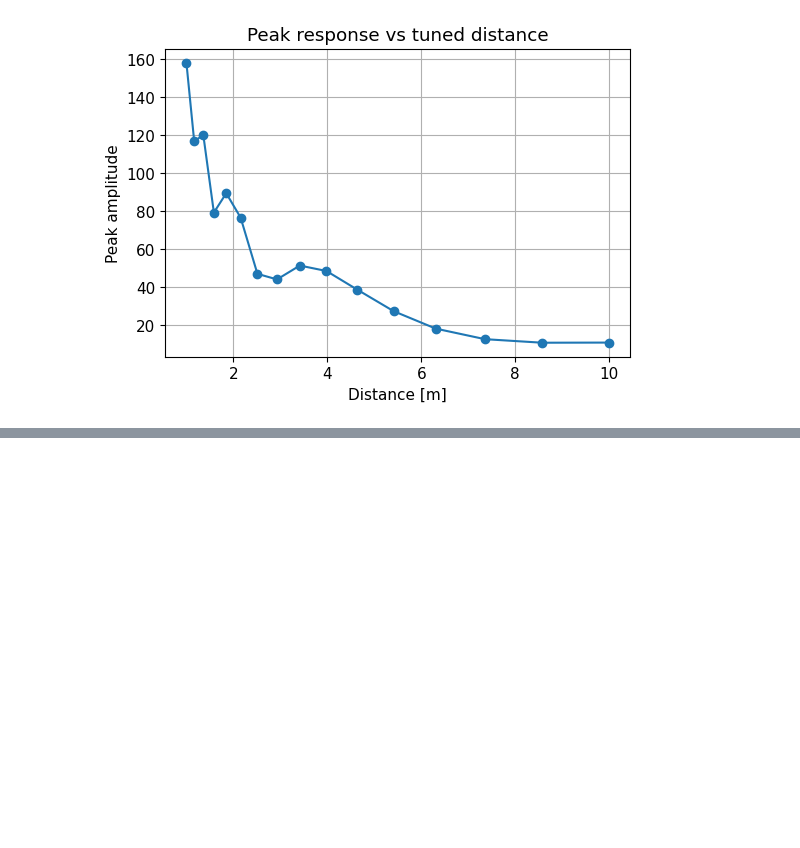
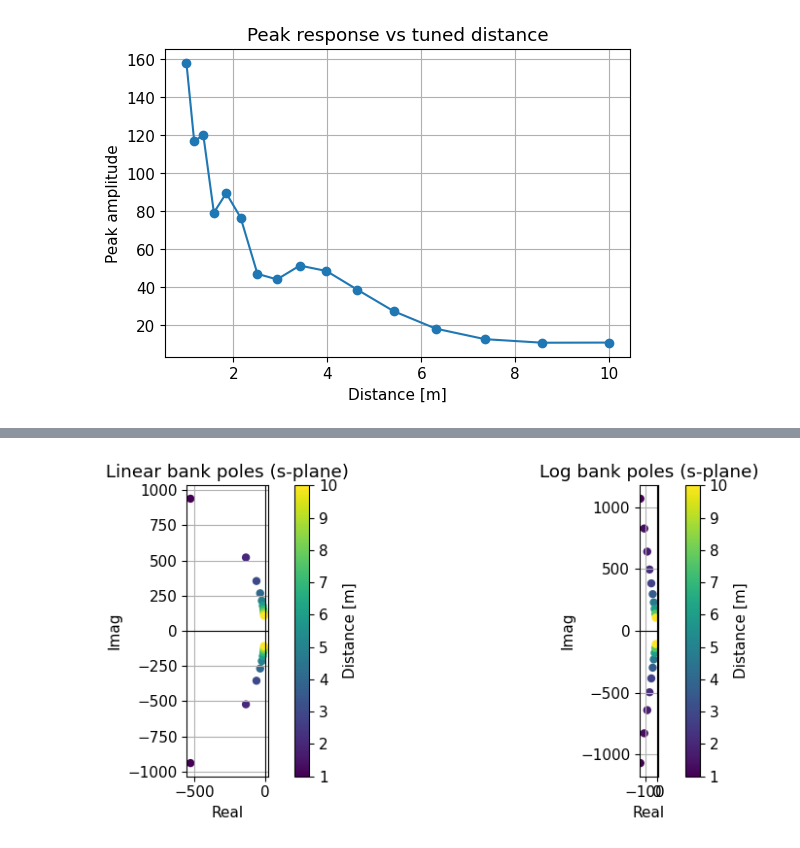
Before and after one commit to jackhenry02/Radar_SNN_2, a Jupyter notebook: theory/rf_control_theory.ipynb, the cells around one changed output, grey strips where cells are left out. Cells and saved outputs as stored; diff of their text form; code cells hidden in the pictures; blank space fills up the shorter version.

Commit message:
s and z plane

```diff
--- a/theory/rf_control_theory.ipynb
+++ b/theory/rf_control_theory.ipynb
@@ -729,0 +787,43 @@ plt.show()
+# %%
+# Pole constellation for the entire bank (continuous-time)
+def collect_poles(bank):
+    real = []
+    imag = []
+    dist = []
+    for neuron in bank:
+        wn_i = neuron['omega_n']
+        zeta_i = neuron['zeta']
+        G_i = neuron['gain']
+        z, p, k = signal.tf2zpk([G_i], [1.0, 2*zeta_i*wn_i, wn_i**2])
+        for pole in p:
+            real.append(pole.real)
+            imag.append(pole.imag)
+            dist.append(neuron['d'])
+    return np.array(real), np.array(imag), np.array(dist)
+
+fig, ax = plt.subplots(1, 2, figsize=(10, 4), sharex=False, sharey=False)
+
+real, imag, dist = collect_poles(linear_bank)
+sc = ax[0].scatter(real, imag, c=dist, cmap='viridis', s=25)
+ax[0].axhline(0, color='k', linewidth=0.8)
+ax[0].axvline(0, color='k', linewidth=0.8)
+ax[0].set_title('Linear bank poles (s-plane)')
+ax[0].set_xlabel('Real')
+ax[0].set_ylabel('Imag')
+ax[0].set_aspect('equal', adjustable='box')
+fig.colorbar(sc, ax=ax[0], label='Distance [m]')
+
+real, imag, dist = collect_poles(log_bank)
+sc = ax[1].scatter(real, imag, c=dist, cmap='viridis', s=25)
+ax[1].axhline(0, color='k', linewidth=0.8)
+ax[1].axvline(0, color='k', linewidth=0.8)
+ax[1].set_title('Log bank poles (s-plane)')
+ax[1].set_xlabel('Real')
+ax[1].set_ylabel('Imag')
+ax[1].set_aspect('equal', adjustable='box')
+fig.colorbar(sc, ax=ax[1], label='Distance [m]')
+
+plt.tight_layout()
+plt.show()
+# %% [output]
+[figure, added]
```
Also changed, not shown: parts of 8 cells of this notebook.
